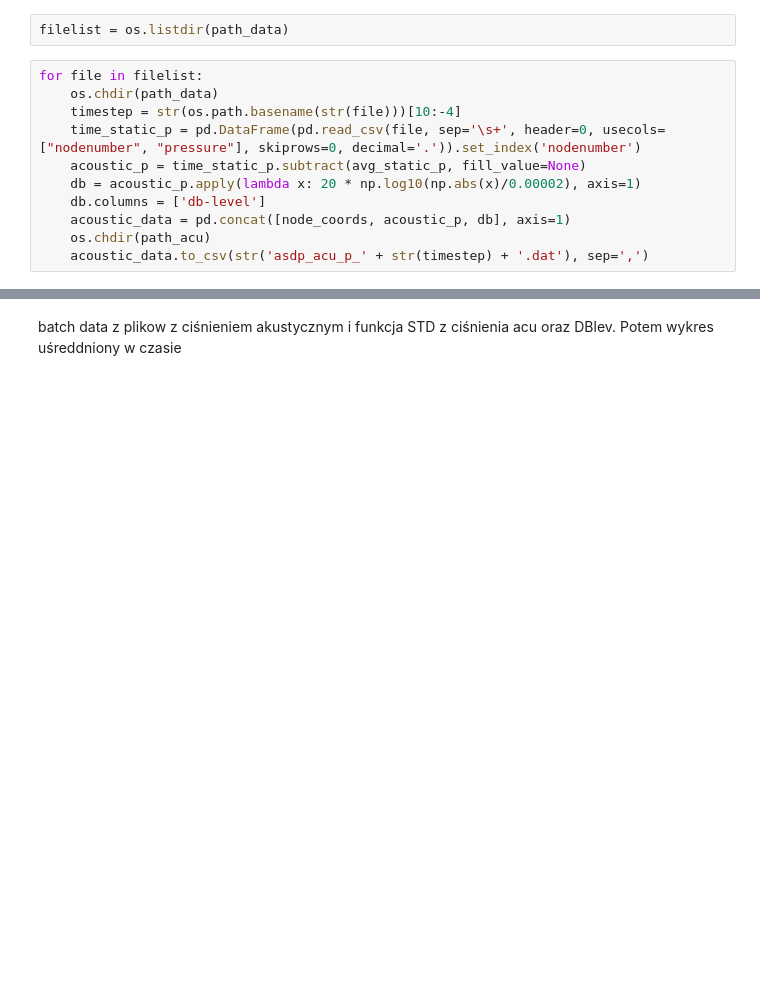
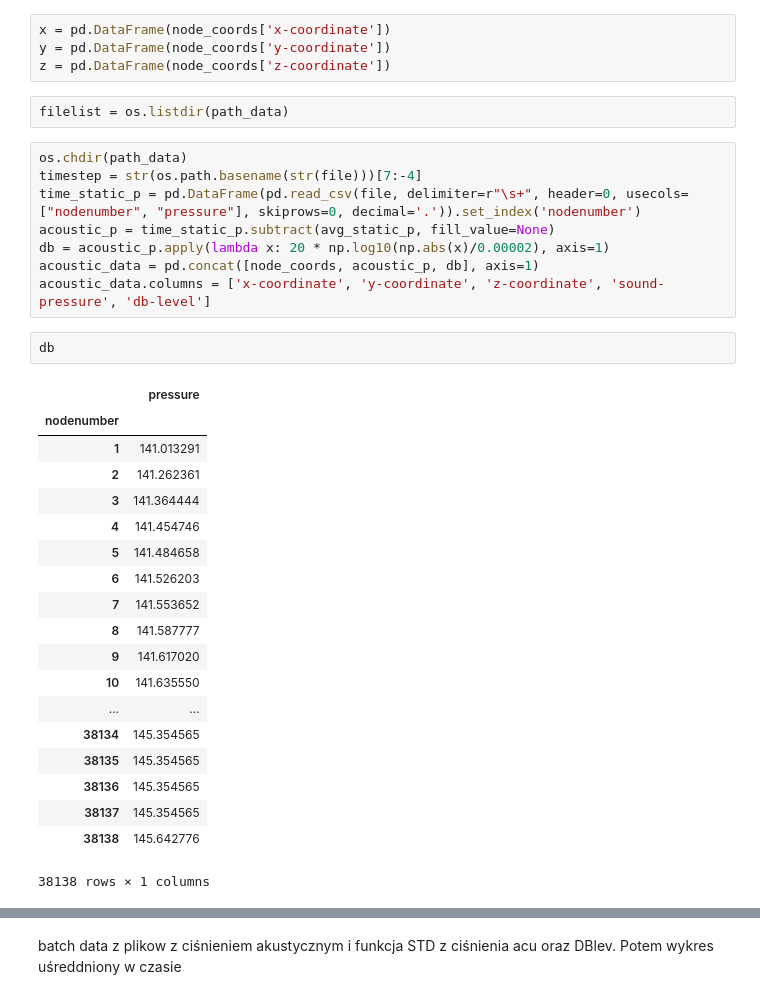
Before and after one commit to JedrzejMosiezny/R67-data-analysis, a Jupyter notebook: Noise in Dask.ipynb, the cells around one changed output, grey strips where cells are left out. Saved outputs shown, nothing was run; the diff lists cells and outputs as text; blank space fills up the shorter version.

```diff
--- a/Noise in Dask.ipynb
+++ b/Noise in Dask.ipynb
@@ -95,13 +99,36 @@ del(batch_data)
+# %%
+x = pd.DataFrame(node_coords['x-coordinate'])
+y = pd.DataFrame(node_coords['y-coordinate'])
+z = pd.DataFrame(node_coords['z-coordinate'])
 # %%
 filelist = os.listdir(path_data)
 # %%
-for file in filelist:
-    os.chdir(path_data)
-    timestep = str(os.path.basename(str(file)))[10:-4]
-    time_static_p = pd.DataFrame(pd.read_csv(file, sep='\s+', header=0, usecols=["nodenumber", "pressure"], skiprows=0, decimal='.')).set_index('nodenumber')
-    acoustic_p = time_static_p.subtract(avg_static_p, fill_value=None)
-    db = acoustic_p.apply(lambda x: 20 * np.log10(np.abs(x)/0.00002), axis=1)
-    db.columns = ['db-level']
-    acoustic_data = pd.concat([node_coords, acoustic_p, db], axis=1)
-    os.chdir(path_acu)
-    acoustic_data.to_csv(str('asdp_acu_p_' + str(timestep) + '.dat'), sep=',')
+os.chdir(path_data)
+timestep = str(os.path.basename(str(file)))[7:-4]
+time_static_p = pd.DataFrame(pd.read_csv(file, delimiter=r"\s+", header=0, usecols=["nodenumber", "pressure"], skiprows=0, decimal='.')).set_index('nodenumber')
+acoustic_p = time_static_p.subtract(avg_static_p, fill_value=None)
+db = acoustic_p.apply(lambda x: 20 * np.log10(np.abs(x)/0.00002), axis=1)
+acoustic_data = pd.concat([node_coords, acoustic_p, db], axis=1)
+acoustic_data.columns = ['x-coordinate', 'y-coordinate', 'z-coordinate', 'sound-pressure', 'db-level']
+# %%
+db
+# %% [output]
+|  | pressure |
+| nodenumber |  |
+| 1 | 141.013291 |
+| 2 | 141.262361 |
+| 3 | 141.364444 |
+| 4 | 141.454746 |
+| 5 | 141.484658 |
+| 6 | 141.526203 |
+| 7 | 141.553652 |
+| 8 | 141.587777 |
+| 9 | 141.617020 |
+| 10 | 141.635550 |
+| ... | ... |
+| 38134 | 145.354565 |
+| 38135 | 145.354565 |
+| 38136 | 145.354565 |
+| 38137 | 145.354565 |
+| 38138 | 145.642776 |
+38138 rows × 1 columns
```
Also changed, not shown: parts of 13 cells of this notebook, 1 other file.
